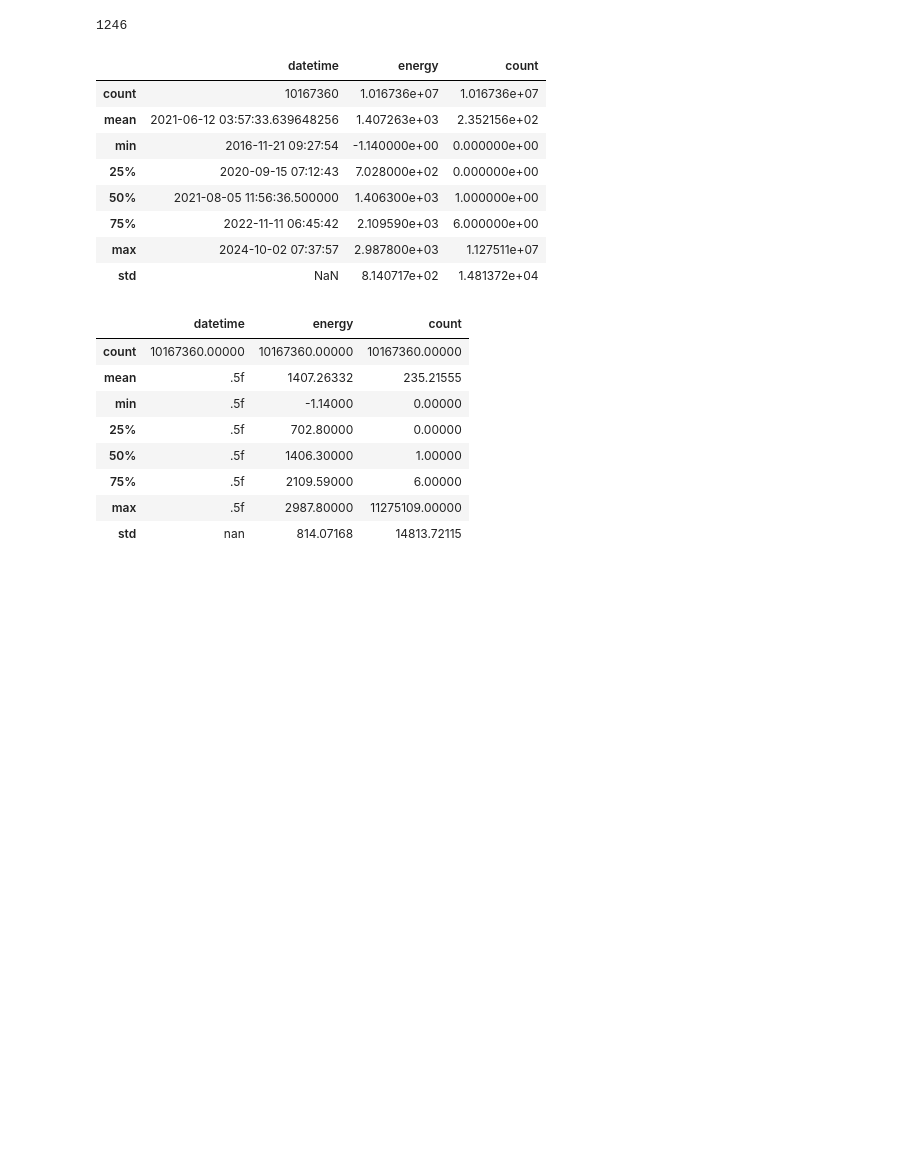
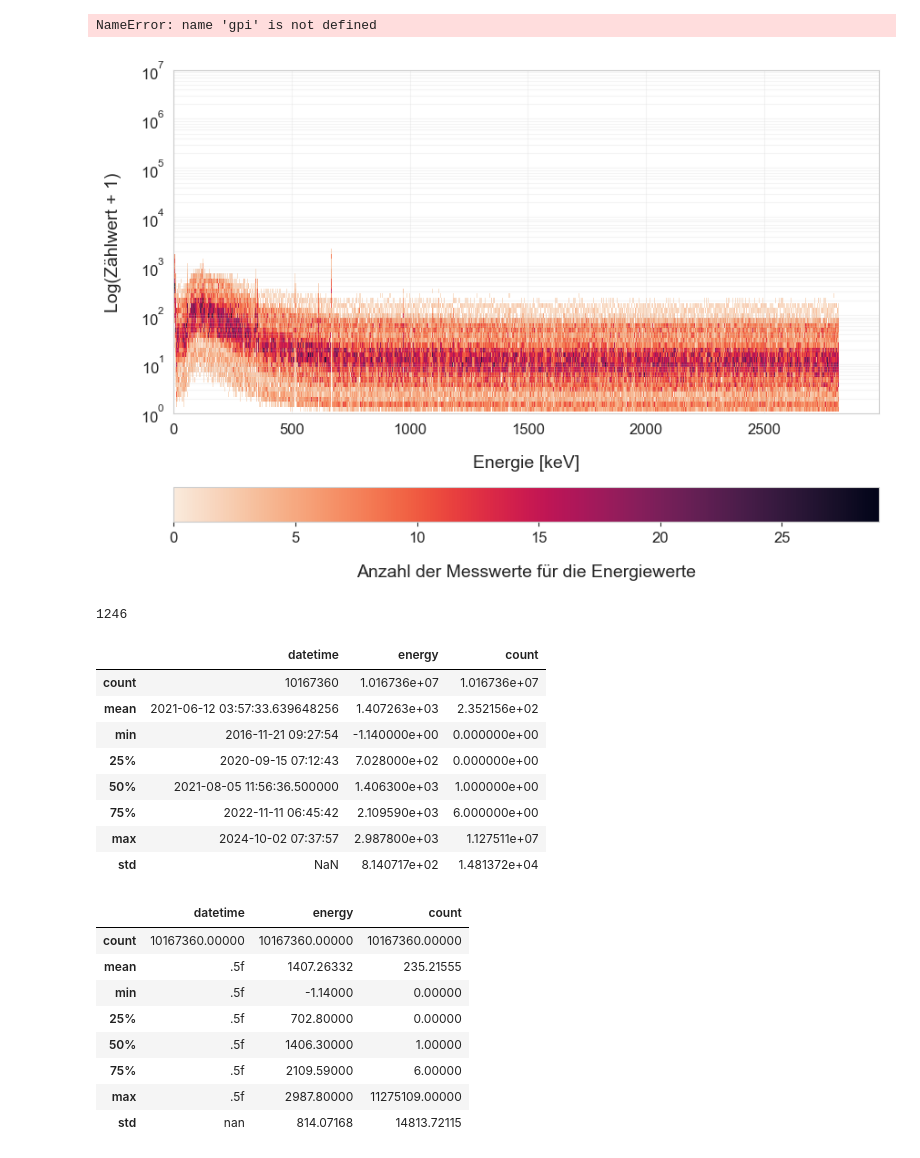
Before and after one commit to VitaliKStud/nuclide-identification, a Jupyter notebook: data_analysis.ipynb, the cells around one changed output. Saved outputs shown, nothing was run; the diff lists cells and outputs as text; code cells hidden in the pictures; blank space fills up the shorter version.

```diff
--- a/data_analysis.ipynb
+++ b/data_analysis.ipynb
@@ -10,6 +11,47 @@ import numpy as np
 # %%
 dates = mpi.API().unique_dates()
-measurement = mpi.API().measurement(dates)
+measurement = mpi.API().measurement(dates=dates)
+# %% [output]
+NameError: name 'gpi' is not defined
+# %%
+
+synthetic_keys = gpi.API().unique_keys()
+synthetics = gpi.API().synthetics(keys=synthetic_keys)
+plt.figure(figsize=(10, 7))
+synthetics["count_shifted"] = synthetics["count"] + 1
+ax = sns.histplot(
+    synthetics,
+    x="energy",
+    y="count_shifted",
+    bins=(2988, 40),
+    log_scale=(False, True),
+    cbar=True,
+    cbar_kws={
+        "orientation": "horizontal",
+        "shrink": 1,
+        "label": "Anzahl der Messwerte für die Energiewerte",
+    },
+    cmap=sns.color_palette("rocket_r", as_cmap=True),
+    zorder=-10,
+    # rasterized=True
+)
+cbar = ax.figure.axes[-1]
+cbar.xaxis.label.set_size(14)
+cbar.xaxis.labelpad = 15
+cbar.tick_params(labelsize=12)
+ax.set_rasterization_zorder(0)
+plt.xlabel("Energie [keV]", size=14, labelpad=15)
+plt.ylabel("Log(Zählwert + 1)", size=14, labelpad=15)
+plt.xticks(size=12)
+plt.yticks(size=12)
+plt.ylim(1, 10000000)
+plt.xlim(0, 2988)
+plt.grid(alpha=0.2, which="both")
+plt.savefig("plots\\count_energy_heatmap.svg", format="svg")
+plt.show()
+plt.close()
+# %% [output]
+[figure, added]
 # %%
 len(dates)  # Number of unique Measurements
 # %% [output]
```
Also changed, not shown: parts of 5 cells of this notebook, 22 other files.
